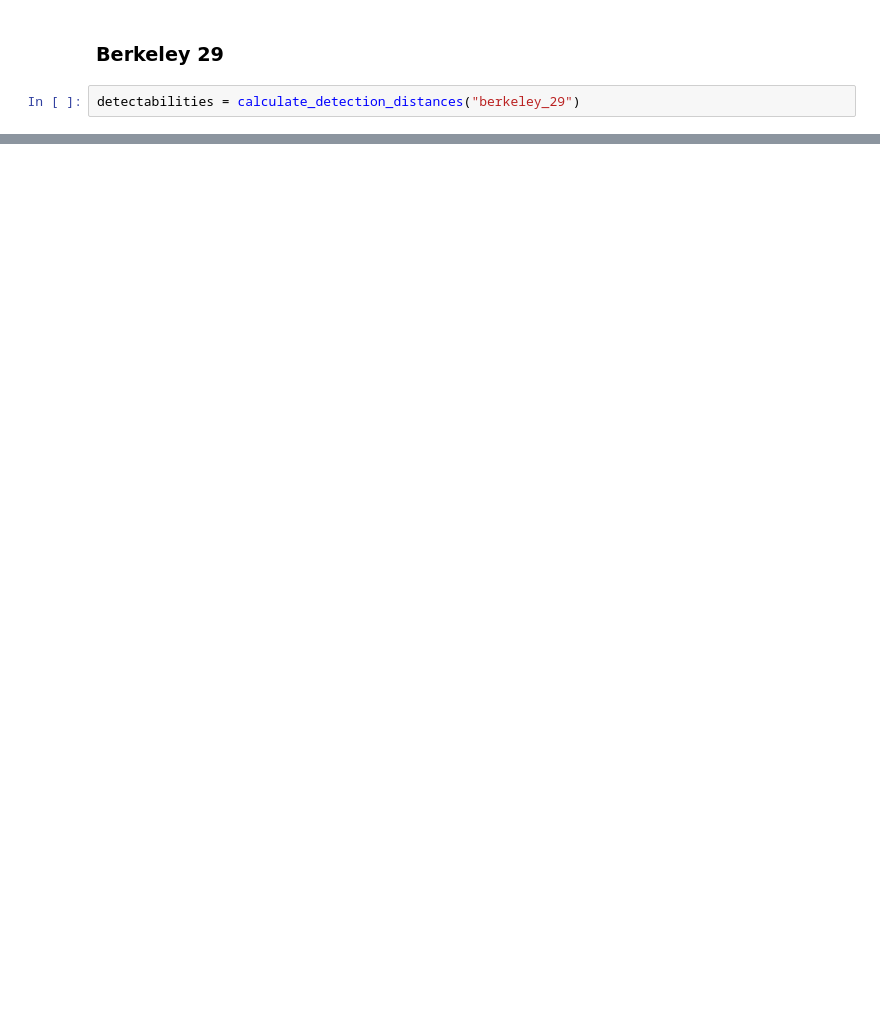
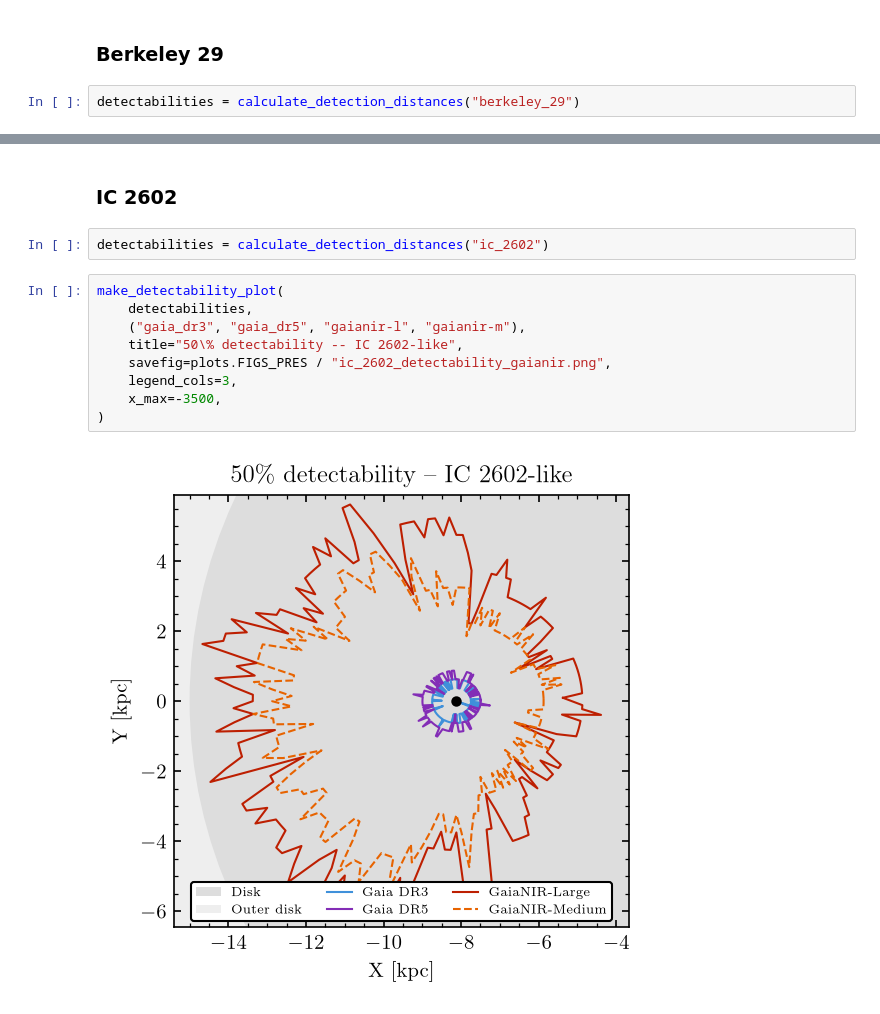
Before and after one commit to emilyhunt/gaianir-open-clusters, a Jupyter notebook: plots/disk-detectability.ipynb, the cells around one changed output, grey strips where cells are left out. Saved outputs shown, nothing was run; the diff lists cells and outputs as text; blank space fills up the shorter version.

```diff
--- a/plots/disk-detectability.ipynb
+++ b/plots/disk-detectability.ipynb
@@ -290,0 +314,15 @@ make_detectability_plot(
+# %% [markdown]
+### IC 2602
+# %%
+detectabilities = calculate_detection_distances("ic_2602")
+# %%
+make_detectability_plot(
+    detectabilities,
+    ("gaia_dr3", "gaia_dr5", "gaianir-l", "gaianir-m"),
+    title="50\% detectability -- IC 2602-like",
+    savefig=plots.FIGS_PRES / "ic_2602_detectability_gaianir.png",
+    legend_cols=3,
+    x_max=-3500,
+)
+# %% [output]
+[figure, added]
```
Also changed, not shown: parts of 8 cells of this notebook, 6 other files.
